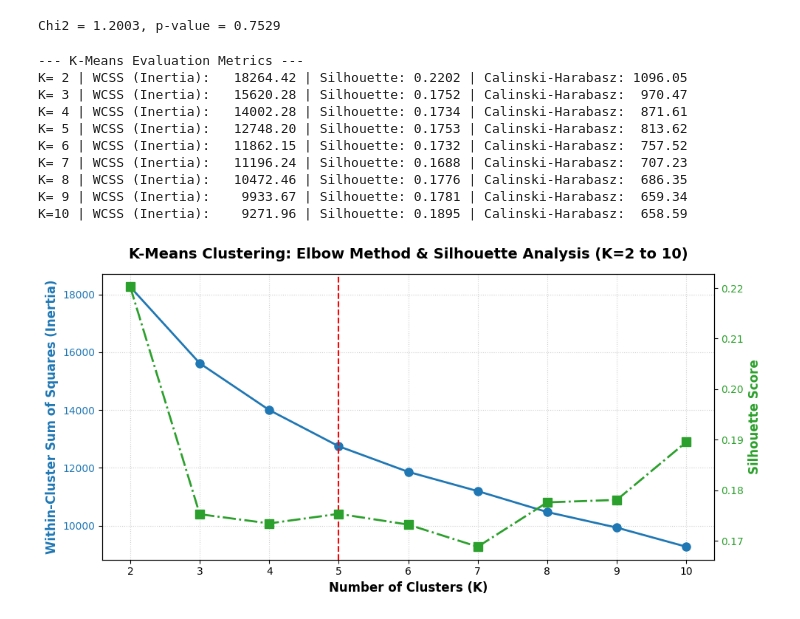
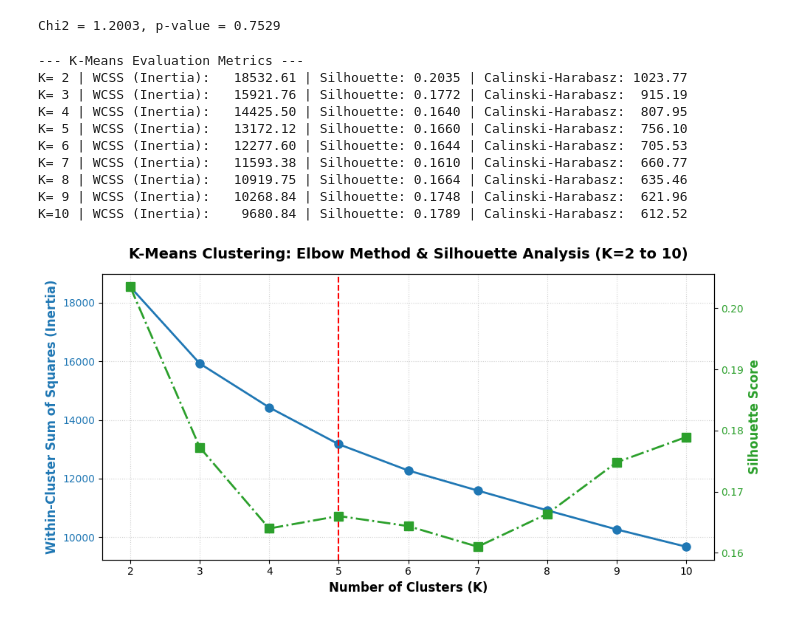
Before and after one commit to Avishek-24/decoding-customer-value-sql-driven-retention-analysis, a Jupyter notebook: analysis.ipynb, the cells around one changed output. Cells and saved outputs as stored; diff of their text form; code cells hidden in the pictures.

```diff
--- a/analysis.ipynb
+++ b/analysis.ipynb
@@ -152,7 +152,7 @@ cluster_features = [
     'Review Rating',
     'Previous Purchases',
     'Purchase_Freq_Score',
-    'Loyalty_Score'
+    'Loyalty_Score_scaled'
 ]
 
 X = df[cluster_features]
@@ -179,43 +179,43 @@ for k in K_range:
     inertias.append(wcss)
     silhouettes.append(sil)
     ch_scores.append(ch)
 
     print(f"K={k:2d} | WCSS (Inertia): {wcss:10.2f} | Silhouette: {sil:.4f} | Calinski-Harabasz: {ch:7.2f}")
 
 # 5. Plot the Elbow Curve & Silhouette Scores
 fig, ax1 = plt.subplots(figsize=(10, 5))
 
 # Plot Inertia (WCSS) on left axis
 color = 'tab:blue'
 ax1.set_xlabel('Number of Clusters (K)', fontsize=12, fontweight='bold')
 ax1.set_ylabel('Within-Cluster Sum of Squares (Inertia)', color=color, fontsize=12, fontweight='bold')
 ax1.plot(K_range, inertias, marker='o', color=color, linewidth=2, markersize=8, label='Inertia (WCSS)')
 ax1.tick_params(axis='y', labelcolor=color)
 ax1.axvline(x=5, color='red', linestyle='--', linewidth=1.5, label='Selected K=5')
 ax1.grid(True, linestyle=':', alpha=0.6)
 
 # Plot Silhouette Score on right axis
 ax2 = ax1.twinx()
 color = 'tab:green'
 ax2.set_ylabel('Silhouette Score', color=color, fontsize=12, fontweight='bold')
 ax2.plot(K_range, silhouettes, marker='s', color=color, linewidth=2, markersize=8, linestyle='-.', label='Silhouette Score')
 ax2.tick_params(axis='y', labelcolor=color)
 
 plt.title('K-Means Clustering: Elbow Method & Silhouette Analysis (K=2 to 10)', fontsize=14, fontweight='bold', pad=15)
 fig.tight_layout()
 plt.show()
 # %% [output]
 --- K-Means Evaluation Metrics ---
-K= 2 | WCSS (Inertia):   18264.42 | Silhouette: 0.2202 | Calinski-Harabasz: 1096.05
-K= 3 | WCSS (Inertia):   15620.28 | Silhouette: 0.1752 | Calinski-Harabasz:  970.47
-K= 4 | WCSS (Inertia):   14002.28 | Silhouette: 0.1734 | Calinski-Harabasz:  871.61
-K= 5 | WCSS (Inertia):   12748.20 | Silhouette: 0.1753 | Calinski-Harabasz:  813.62
-K= 6 | WCSS (Inertia):   11862.15 | Silhouette: 0.1732 | Calinski-Harabasz:  757.52
-K= 7 | WCSS (Inertia):   11196.24 | Silhouette: 0.1688 | Calinski-Harabasz:  707.23
-K= 8 | WCSS (Inertia):   10472.46 | Silhouette: 0.1776 | Calinski-Harabasz:  686.35
-K= 9 | WCSS (Inertia):    9933.67 | Silhouette: 0.1781 | Calinski-Harabasz:  659.34
-K=10 | WCSS (Inertia):    9271.96 | Silhouette: 0.1895 | Calinski-Harabasz:  658.59
+K= 2 | WCSS (Inertia):   18532.61 | Silhouette: 0.2035 | Calinski-Harabasz: 1023.77
+K= 3 | WCSS (Inertia):   15921.76 | Silhouette: 0.1772 | Calinski-Harabasz:  915.19
+K= 4 | WCSS (Inertia):   14425.50 | Silhouette: 0.1640 | Calinski-Harabasz:  807.95
+K= 5 | WCSS (Inertia):   13172.12 | Silhouette: 0.1660 | Calinski-Harabasz:  756.10
+K= 6 | WCSS (Inertia):   12277.60 | Silhouette: 0.1644 | Calinski-Harabasz:  705.53
+K= 7 | WCSS (Inertia):   11593.38 | Silhouette: 0.1610 | Calinski-Harabasz:  660.77
+K= 8 | WCSS (Inertia):   10919.75 | Silhouette: 0.1664 | Calinski-Harabasz:  635.46
+K= 9 | WCSS (Inertia):   10268.84 | Silhouette: 0.1748 | Calinski-Harabasz:  621.96
+K=10 | WCSS (Inertia):    9680.84 | Silhouette: 0.1789 | Calinski-Harabasz:  612.52
-[figure, old version]
+[figure, new version]
 # %%
 import pandas as pd
 import numpy as np
```
Also changed, not shown: parts of 2 cells of this notebook, 2 other files.
